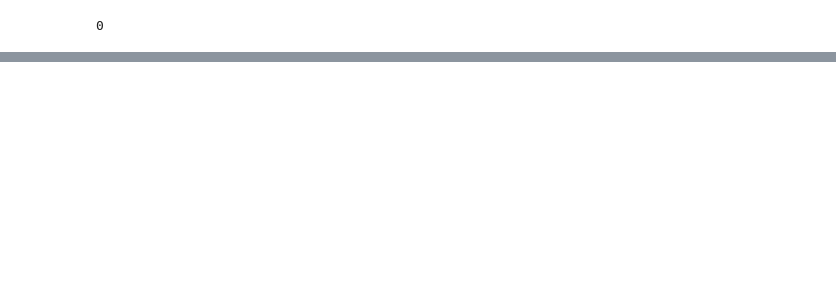
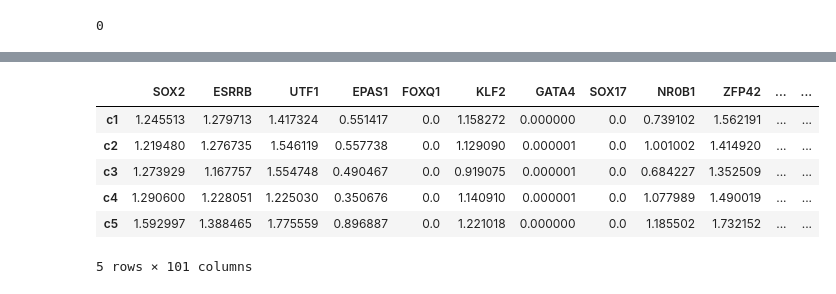
Before and after one commit to Murali-group/Beeline, a Jupyter notebook: bench.ipynb, the cells around one changed output, grey strips where cells are left out. Cells and saved outputs as stored; diff of their text form; code cells hidden in the pictures; blank space fills up the shorter version.

```diff
--- a/bench.ipynb
+++ b/bench.ipynb
@@ -248,0 +263,14 @@ plt.legend(['1','2'])
+# %%
+DF = pd.read_csv('inputs/simulated/dataset1/ExpressionData.csv', header= 0, index_col = 0)
+newDF = DF.T.copy()
+pDF = pd.read_csv('inputs/simulated/dataset1/PseudoTime.csv', header= 0, index_col = 0)
+newDF['Time'] = pDF['Time']
+newDF.head()
+# %% [output]
+|  | SOX2 | ESRRB | UTF1 | EPAS1 | FOXQ1 | KLF2 | GATA4 | SOX17 | NR0B1 | ZFP42 | ... | ... |
+| c1 | 1.245513 | 1.279713 | 1.417324 | 0.551417 | 0.0 | 1.158272 | 0.000000 | 0.0 | 0.739102 | 1.562191 | ... | ... |
+| c2 | 1.219480 | 1.276735 | 1.546119 | 0.557738 | 0.0 | 1.129090 | 0.000001 | 0.0 | 1.001002 | 1.414920 | ... | ... |
+| c3 | 1.273929 | 1.167757 | 1.554748 | 0.490467 | 0.0 | 0.919075 | 0.000001 | 0.0 | 0.684227 | 1.352509 | ... | ... |
+| c4 | 1.290600 | 1.228051 | 1.225030 | 0.350676 | 0.0 | 1.140910 | 0.000001 | 0.0 | 1.077989 | 1.490019 | ... | ... |
+| c5 | 1.592997 | 1.388465 | 1.775559 | 0.896887 | 0.0 | 1.221018 | 0.000000 | 0.0 | 1.185502 | 1.732152 | ... | ... |
+5 rows × 101 columns
```
Also changed, not shown: parts of 14 cells of this notebook, 6 other files.
